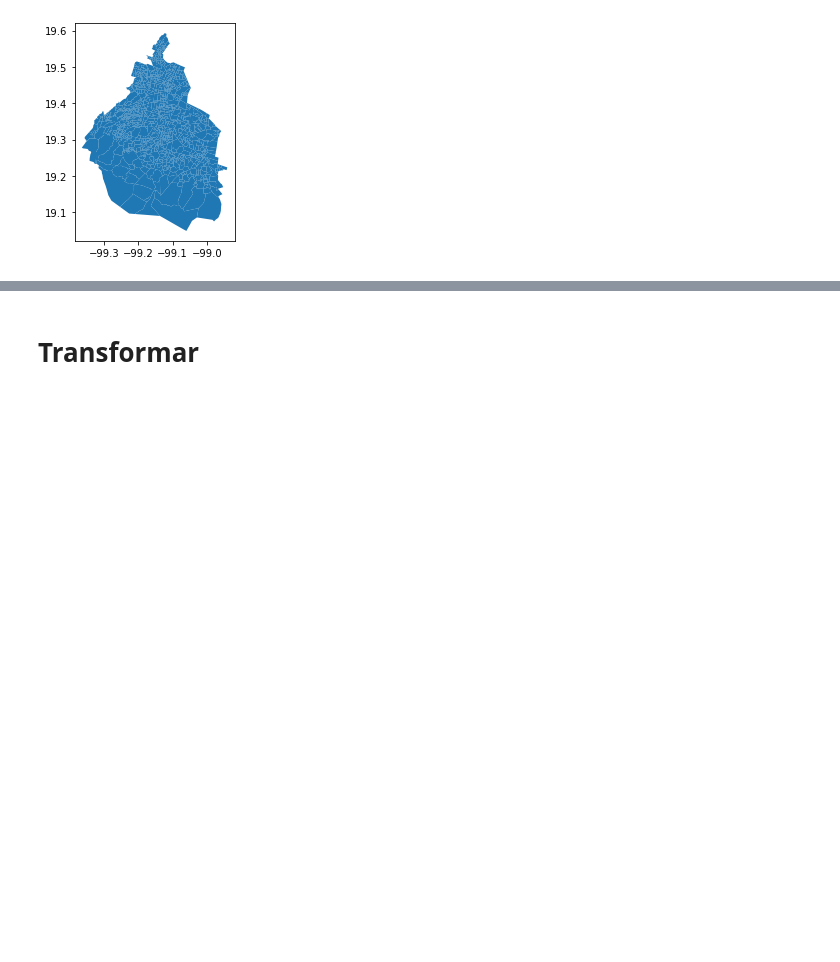
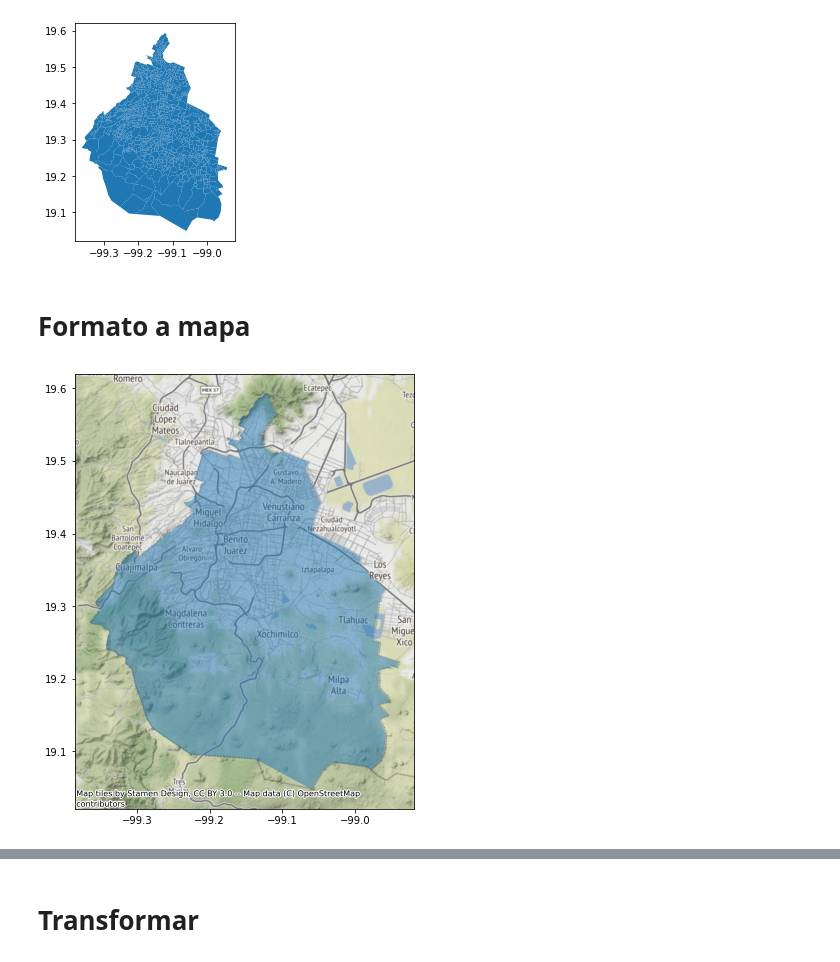
Before and after one commit to Afroefras/ecobici_bot, a Jupyter notebook: scripts/step_by_step.ipynb, the cells around one changed output, grey strips where cells are left out. Saved outputs shown, nothing was run; the diff lists cells and outputs as text; code cells hidden in the pictures; blank space fills up the shorter version.

```diff
--- a/scripts/step_by_step.ipynb
+++ b/scripts/step_by_step.ipynb
@@ -52,3 +52,12 @@ ebm.gdf.plot()
 # %% [output]
 <AxesSubplot:>
 [figure]
+# %% [markdown]
+# Formato a mapa
+# %%
+import contextily as cx
+
+ax = ebm.gdf.plot(figsize=(8, 8), alpha=0.5)
+cx.add_basemap(ax, crs=ebm.gdf.crs)
+# %% [output]
+[figure, added]
```
Also changed, not shown: parts of 11 cells of this notebook, 2 other files.
